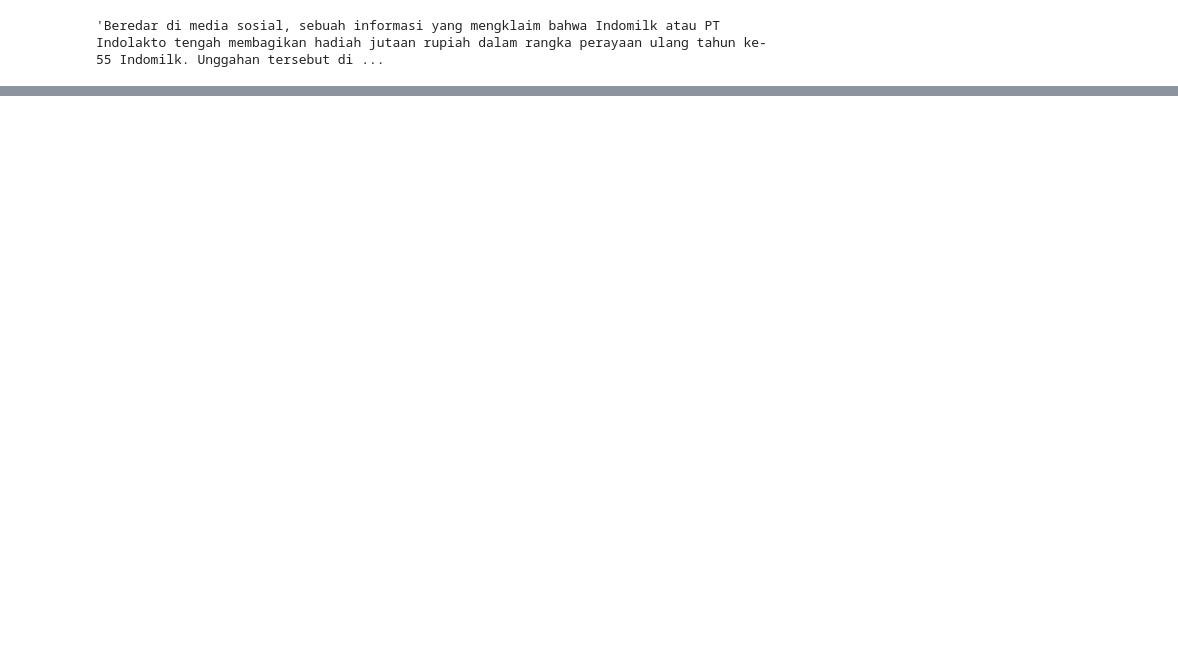
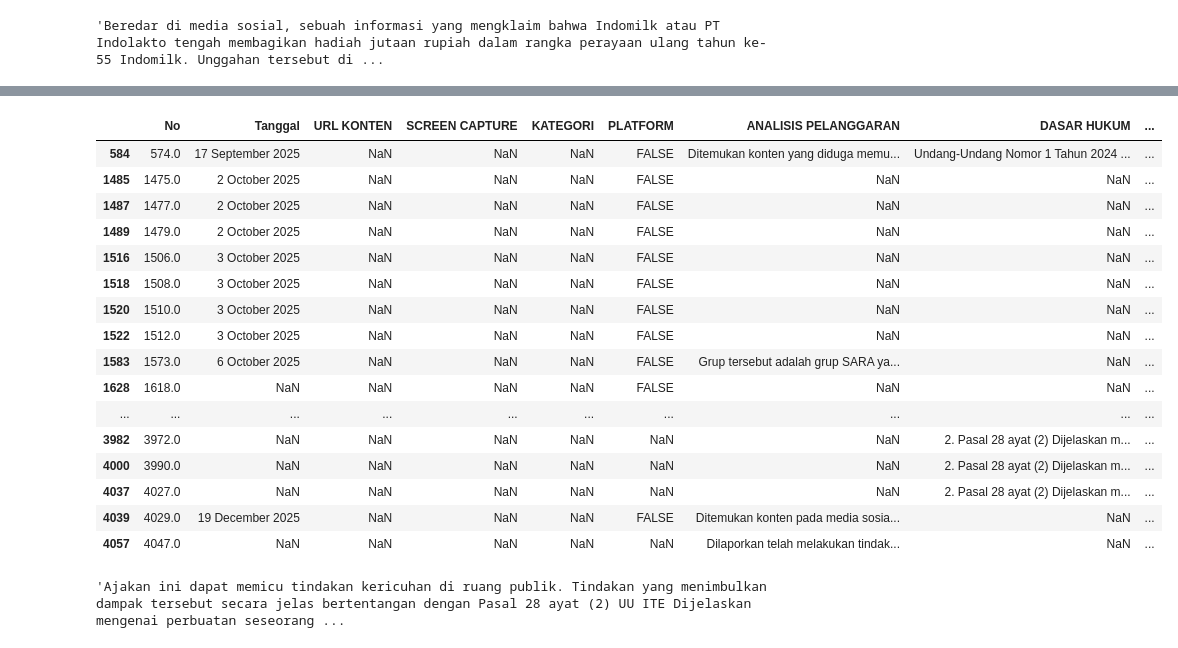
Before and after one commit to imdipo/capstone-AITF-komdigi, a Jupyter notebook: Cleaning/bersihin.ipynb, the cells around one changed output, grey strips where cells are left out. Saved outputs shown, nothing was run; the diff lists cells and outputs as text; code cells hidden in the pictures; blank space fills up the shorter version.

```diff
--- a/Cleaning/bersihin.ipynb
+++ b/Cleaning/bersihin.ipynb
@@ -114,0 +1068,2 @@ noAnomali
+# %%
+data_tambahan = pd.read_csv("main-data/Konten DFK Terverifikasi - Detail data recap.csv")
@@ -114,0 +1115,20 @@ noAnomali
+# %%
+data_tambahan[data_tambahan["URL KONTEN"].isna()]
+# %% [output]
+|  | No | Tanggal | URL KONTEN | SCREEN CAPTURE | KATEGORI | PLATFORM | ANALISIS PELANGGARAN | DASAR HUKUM | ... |
+| 584 | 574.0 | 17 September 2025 | NaN | NaN | NaN | FALSE | Ditemukan konten yang diduga memu... | Undang-Undang Nomor 1 Tahun 2024 ... | ... |
+| 1485 | 1475.0 | 2 October 2025 | NaN | NaN | NaN | FALSE | NaN | NaN | ... |
+| 1487 | 1477.0 | 2 October 2025 | NaN | NaN | NaN | FALSE | NaN | NaN | ... |
+| 1489 | 1479.0 | 2 October 2025 | NaN | NaN | NaN | FALSE | NaN | NaN | ... |
+| 1516 | 1506.0 | 3 October 2025 | NaN | NaN | NaN | FALSE | NaN | NaN | ... |
+| 1518 | 1508.0 | 3 October 2025 | NaN | NaN | NaN | FALSE | NaN | NaN | ... |
+| 1520 | 1510.0 | 3 October 2025 | NaN | NaN | NaN | FALSE | NaN | NaN | ... |
+| 1522 | 1512.0 | 3 October 2025 | NaN | NaN | NaN | FALSE | NaN | NaN | ... |
+| 1583 | 1573.0 | 6 October 2025 | NaN | NaN | NaN | FALSE | Grup tersebut adalah grup SARA ya... | NaN | ... |
+| 1628 | 1618.0 | NaN | NaN | NaN | NaN | FALSE | NaN | NaN | ... |
+| ... | ... | ... | ... | ... | ... | ... | ... | ... | ... |
+| 3982 | 3972.0 | NaN | NaN | NaN | NaN | NaN | NaN | 2. Pasal 28 ayat (2) Dijelaskan m... | ... |
+| 4000 | 3990.0 | NaN | NaN | NaN | NaN | NaN | NaN | 2. Pasal 28 ayat (2) Dijelaskan m... | ... |
+| 4037 | 4027.0 | NaN | NaN | NaN | NaN | NaN | NaN | 2. Pasal 28 ayat (2) Dijelaskan m... | ... |
+| 4039 | 4029.0 | 19 December 2025 | NaN | NaN | NaN | FALSE | Ditemukan konten pada media sosia... | NaN | ... |
+| 4057 | 4047.0 | NaN | NaN | NaN | NaN | NaN | Dilaporkan telah melakukan tindak... | NaN | ... |
@@ -114,0 +1137,4 @@ noAnomali
+# %%
+cek["DAMPAK_DAN_HUKUM"][10]
+# %% [output]
+'Ajakan ini dapat memicu tindakan kericuhan di ruang publik. Tindakan yang menimbulkan dampak tersebut secara jelas bertentangan dengan Pasal 28 ayat (2) UU ITE Dijelaskan mengenai perbuatan seseorang ...
```
Also changed, not shown: parts of 83 cells of this notebook.
